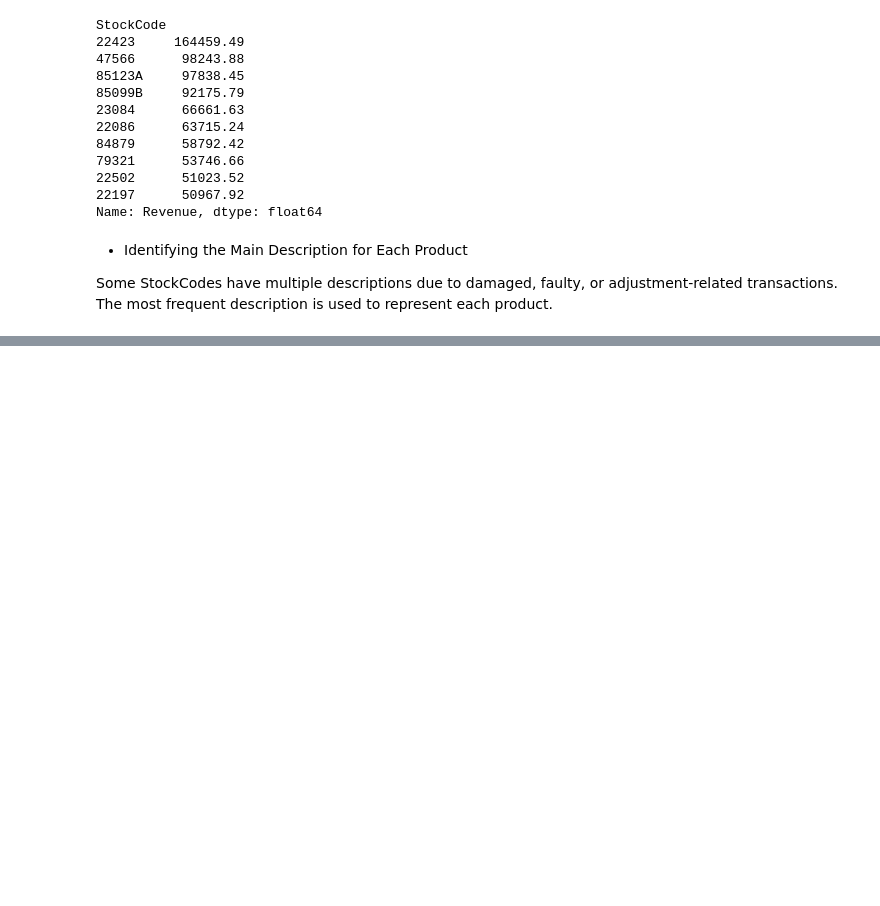
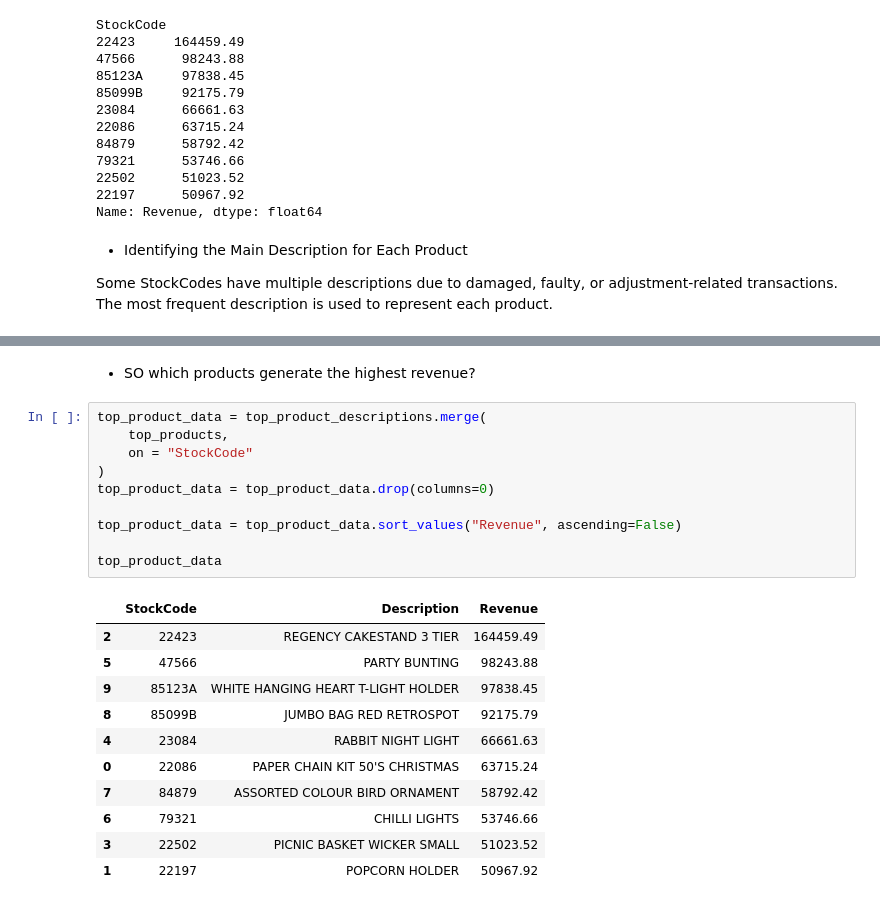
Before and after one commit to aylinshojazade/online-retail-analysis, a Jupyter notebook: analysis.ipynb, the cells around one changed output, grey strips where cells are left out. Drawn from its saved outputs; the diff is of its cells as text; blank space fills up the shorter version.

```diff
--- a/analysis.ipynb
+++ b/analysis.ipynb
@@ -760,0 +841,24 @@ Length: 4792, dtype: int64
+# %% [markdown]
+- SO which products generate the highest revenue?
+# %%
+top_product_data = top_product_descriptions.merge(
+    top_products,
+    on = "StockCode"
+)
+top_product_data = top_product_data.drop(columns=0)
+
+top_product_data = top_product_data.sort_values("Revenue", ascending=False)
+
+top_product_data
+# %% [output]
+|  | StockCode | Description | Revenue |
+| 2 | 22423 | REGENCY CAKESTAND 3 TIER | 164459.49 |
+| 5 | 47566 | PARTY BUNTING | 98243.88 |
+| 9 | 85123A | WHITE HANGING HEART T-LIGHT HOLDER | 97838.45 |
+| 8 | 85099B | JUMBO BAG RED RETROSPOT | 92175.79 |
+| 4 | 23084 | RABBIT NIGHT LIGHT | 66661.63 |
+| 0 | 22086 | PAPER CHAIN KIT 50'S CHRISTMAS | 63715.24 |
+| 7 | 84879 | ASSORTED COLOUR BIRD ORNAMENT | 58792.42 |
+| 6 | 79321 | CHILLI LIGHTS | 53746.66 |
+| 3 | 22502 | PICNIC BASKET WICKER SMALL | 51023.52 |
+| 1 | 22197 | POPCORN HOLDER | 50967.92 |
```
Also changed, not shown: parts of 9 cells of this notebook.
